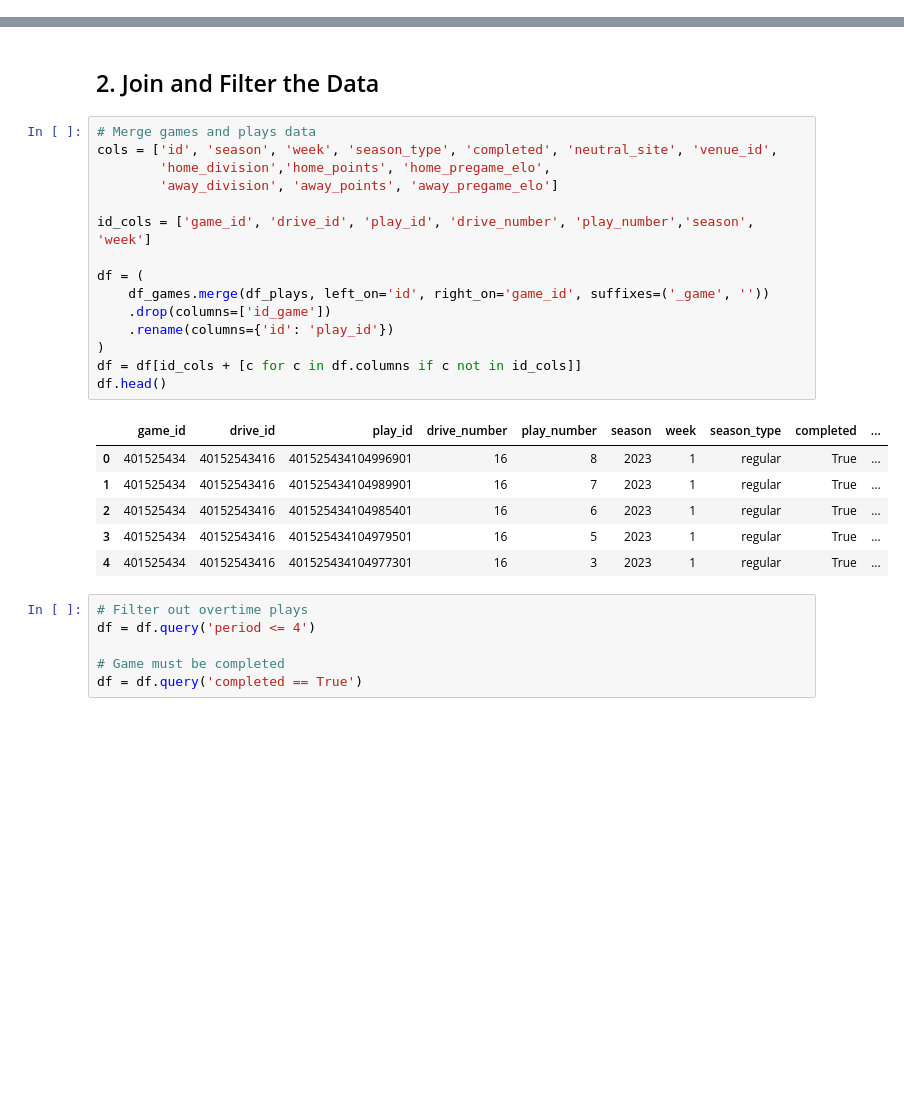
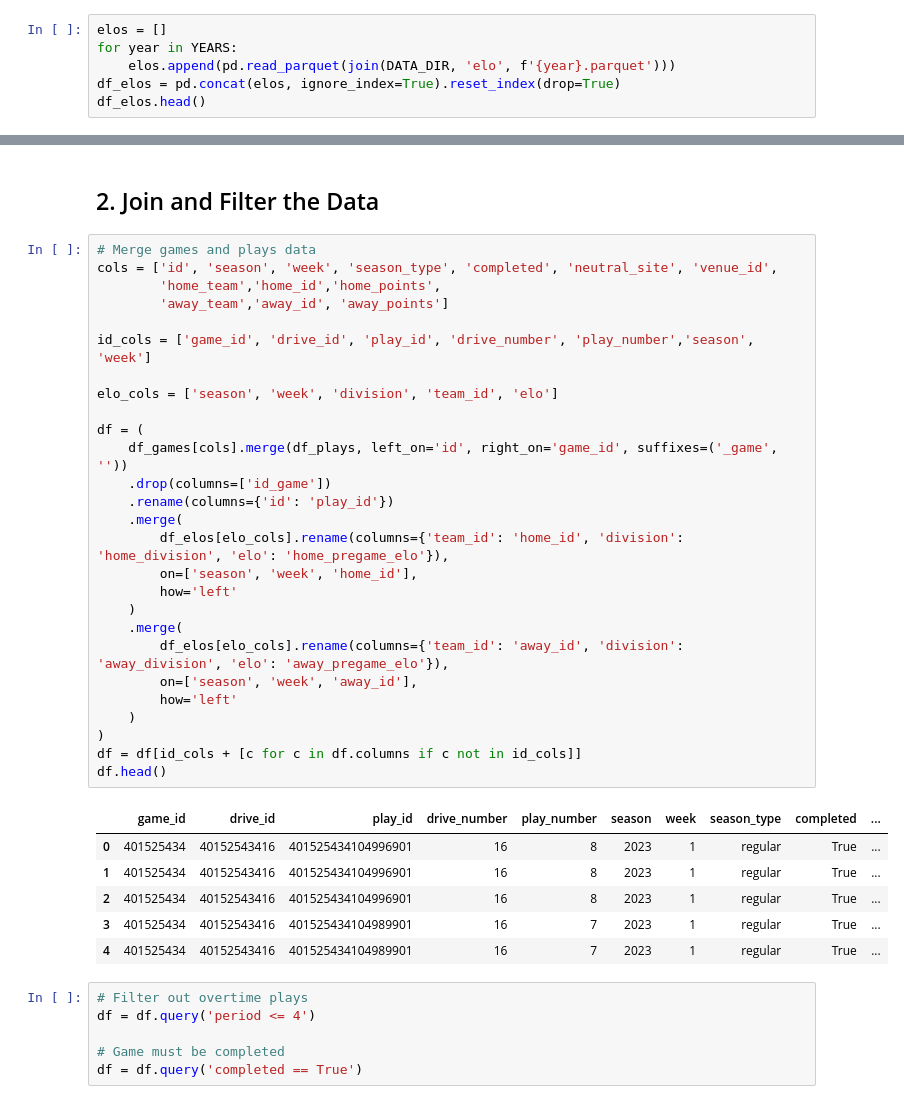
Before and after one commit to lneuendorf/4th-down-models, a Jupyter notebook: notebooks/win_probability.ipynb, the cells around one changed output, grey strips where cells are left out. Cells and saved outputs as stored; diff of their text form; blank space fills up the shorter version.

```diff
--- a/notebooks/win_probability.ipynb
+++ b/notebooks/win_probability.ipynb
@@ -141,0 +143,6 @@ array(['40152543416', '40152543415', '40152543414', ..., '40161730910',
+# %%
+elos = []
+for year in YEARS:
+    elos.append(pd.read_parquet(join(DATA_DIR, 'elo', f'{year}.parquet')))
+df_elos = pd.concat(elos, ignore_index=True).reset_index(drop=True)
+df_elos.head()
@@ -144,25 +158,37 @@ array(['40152543416', '40152543415', '40152543414', ..., '40161730910',
 # %%
 # Merge games and plays data
 cols = ['id', 'season', 'week', 'season_type', 'completed', 'neutral_site', 'venue_id',
-        'home_division','home_points', 'home_pregame_elo',
-        'away_division', 'away_points', 'away_pregame_elo']
+        'home_team','home_id','home_points',
+        'away_team','away_id', 'away_points']
 
 id_cols = ['game_id', 'drive_id', 'play_id', 'drive_number', 'play_number','season', 'week']
 
+elo_cols = ['season', 'week', 'division', 'team_id', 'elo']
+
 df = (
-    df_games.merge(df_plays, left_on='id', right_on='game_id', suffixes=('_game', ''))
+    df_games[cols].merge(df_plays, left_on='id', right_on='game_id', suffixes=('_game', ''))
     .drop(columns=['id_game'])
     .rename(columns={'id': 'play_id'})
+    .merge(
+        df_elos[elo_cols].rename(columns={'team_id': 'home_id', 'division': 'home_division', 'elo': 'home_pregame_elo'}),
+        on=['season', 'week', 'home_id'],
+        how='left'
+    )
+    .merge(
+        df_elos[elo_cols].rename(columns={'team_id': 'away_id', 'division': 'away_division', 'elo': 'away_pregame_elo'}),
+        on=['season', 'week', 'away_id'],
+        how='left'
+    )
 )
 df = df[id_cols + [c for c in df.columns if c not in id_cols]]
 df.head()
 # %% [output]
 |  | game_id | drive_id | play_id | drive_number | play_number | season | week | season_type | completed | ... |
 | 0 | 401525434 | 40152543416 | 401525434104996901 | 16 | 8 | 2023 | 1 | regular | True | ... |
-| 1 | 401525434 | 40152543416 | 401525434104989901 | 16 | 7 | 2023 | 1 | regular | True | ... |
-| 2 | 401525434 | 40152543416 | 401525434104985401 | 16 | 6 | 2023 | 1 | regular | True | ... |
-| 3 | 401525434 | 40152543416 | 401525434104979501 | 16 | 5 | 2023 | 1 | regular | True | ... |
-| 4 | 401525434 | 40152543416 | 401525434104977301 | 16 | 3 | 2023 | 1 | regular | True | ... |
+| 1 | 401525434 | 40152543416 | 401525434104996901 | 16 | 8 | 2023 | 1 | regular | True | ... |
+| 2 | 401525434 | 40152543416 | 401525434104996901 | 16 | 8 | 2023 | 1 | regular | True | ... |
+| 3 | 401525434 | 40152543416 | 401525434104989901 | 16 | 7 | 2023 | 1 | regular | True | ... |
+| 4 | 401525434 | 40152543416 | 401525434104989901 | 16 | 7 | 2023 | 1 | regular | True | ... |
 # %%
 # Filter out overtime plays
 df = df.query('period <= 4')
```
Also changed, not shown: parts of 33 cells of this notebook.
